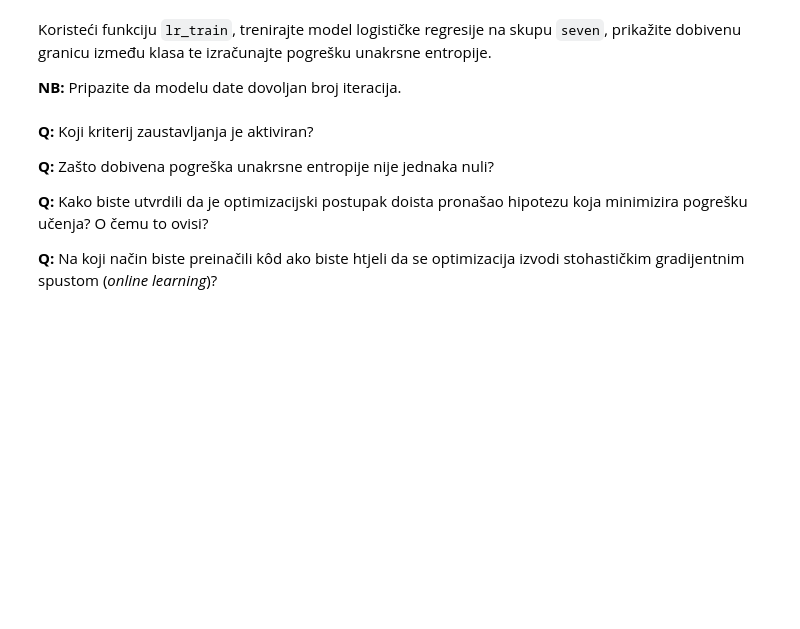
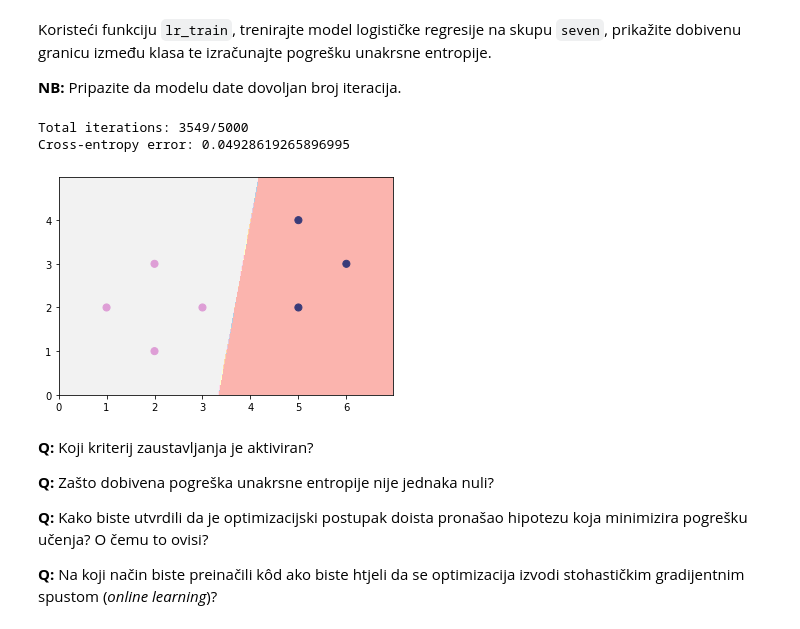
Before and after one commit to aj50009/su, a Jupyter notebook: SU-2019-LAB02-0036500097.ipynb, the cells around one changed output. Saved outputs shown, nothing was run; the diff lists cells and outputs as text; code cells hidden in the pictures; blank space fills up the shorter version.

```diff
--- a/SU-2019-LAB02-0036500097.ipynb
+++ b/SU-2019-LAB02-0036500097.ipynb
@@ -196,17 +196,3 @@ za treniranje modela logističke regresije gradijentnim spustom (*batch* izvedba
 Preporučamo definiranje pomoćne funkcije `lr_h(x,w)` koja daje predikciju za primjer `x` uz zadane težine `w`. Također, preporučamo i funkciju `cross_entropy_error(X,y,w)` koja izračunava pogrešku unakrsne entropije modela na označenom skupu `(X,y)` uz te iste težine.
 
 **NB:** Obratite pozornost na to da je način kako su definirane oznake ($\{+1,-1\}$ ili $\{1,0\}$) kompatibilan s izračunom funkcije gubitka u optimizacijskome algoritmu.
-# %%
-from numpy import linalg
-
-def lr_h(x, w):
-    # Vaš kôd ovdje
-    return w.T * x
-
-def cross_entropy_error(X, y, w):
-    # Vaš kôd ovdje
-    pass
-
-def lr_train(X, y, eta=0.01, max_iter=2000, trace=False, alpha=0, epsilon=0.000001):
-    # Vaš kôd ovdje
-    pass
@@ -221,3 +251,16 @@ Koristeći funkciju `lr_train`, trenirajte model logističke regresije na skupu
+# %%
+# Vaš kôd ovdje
+max_iter = 5000
+alpha = 0.003
+epsilon = 0.00001
+(seven_w, seven_steps) = lr_train(seven_X, seven_y, max_iter = max_iter, trace = True, alpha = alpha, epsilon = epsilon)
+print("Total iterations: " + str(len(seven_steps) - 1) + "/" + str(max_iter))
+print("Cross-entropy error: " + str(cross_entropy_error(seven_X, seven_y, seven_w)))
+mlutils.plot_2d_clf_problem(seven_X, seven_y, lambda X: lr_h(X, seven_w) >= 0.5)
+# %% [output]
+Total iterations: 3549/5000
+Cross-entropy error: 0.04928619265896995
+[figure, added]
 # %% [markdown]
 **Q:** Koji kriterij zaustavljanja je aktiviran?
 
```
Also changed, not shown: parts of 8 cells of this notebook.
